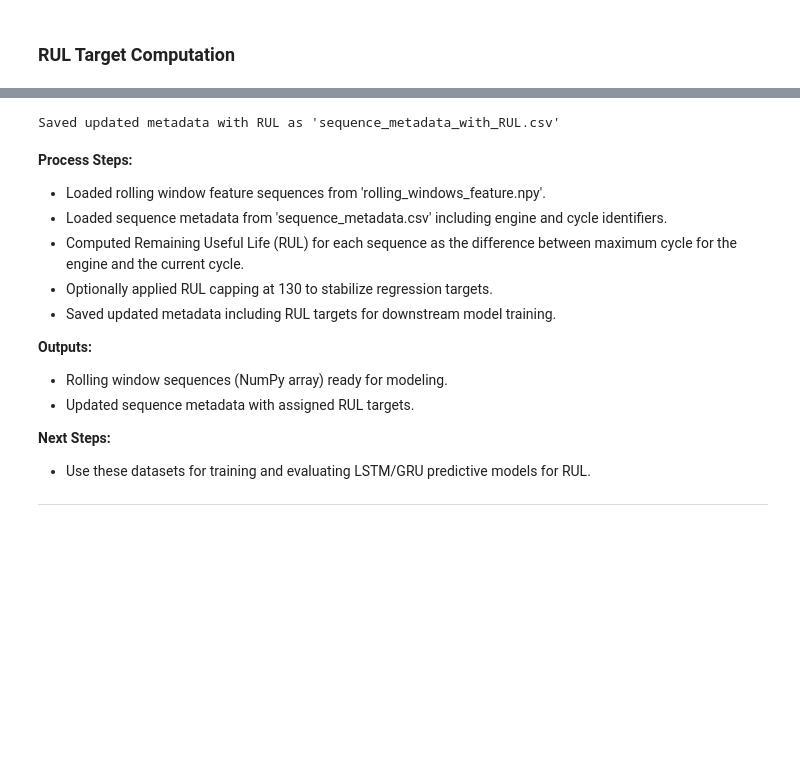
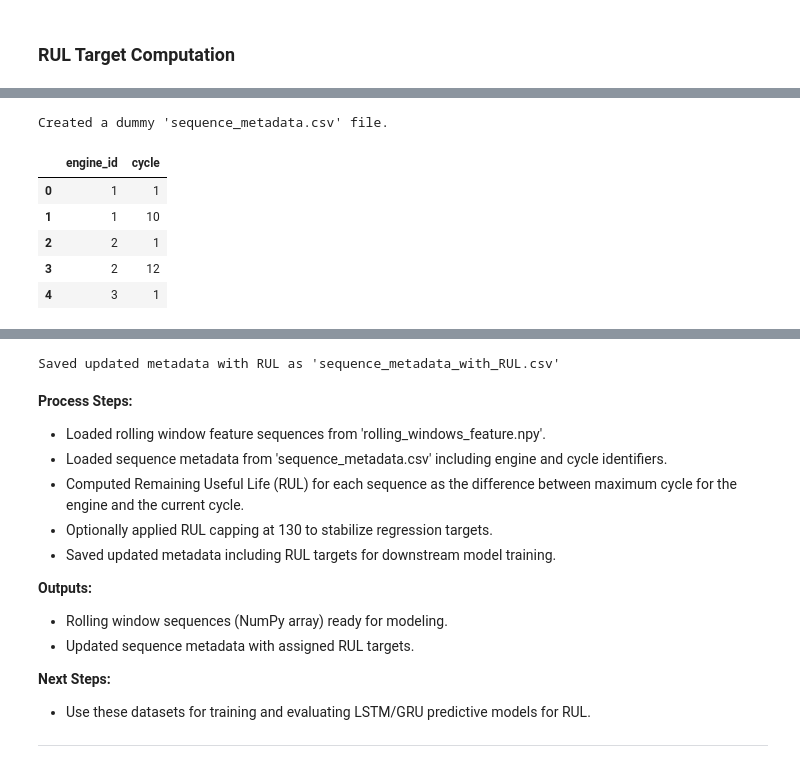
Before and after one commit to springboard135-infosys-intern-oct25/prognosAI-Infosys-intern-project, a Jupyter notebook: RUL_comp.ipynb, the cells around one changed output, grey strips where cells are left out. Saved outputs shown, nothing was run; the diff lists cells and outputs as text; code cells hidden in the pictures; blank space fills up the shorter version.

```diff
--- a/RUL_comp.ipynb
+++ b/RUL_comp.ipynb
@@ -30,3 +32,35 @@ Loaded sequence metadata with shape: (152559, 2)
+# %%
+# Create a dummy sequence_metadata.csv file
+import pandas as pd
+import numpy as np
+
+# Assuming your sequences have a shape like (num_sequences, window_size, num_features)
+# And each sequence corresponds to a unique engine_id and cycle
+num_sequences = 10 # Matches the dummy sequences created earlier
+dummy_metadata = pd.DataFrame({
+    'engine_id': np.repeat(np.arange(1, num_sequences // 2 + 1), 2), # Example: 5 engines, 2 sequences each
+    'cycle': np.tile(np.arange(1, 3), num_sequences // 2) # Example cycles
+})
+
+# Introduce some variation in max cycles per engine for testing RUL calculation
+dummy_metadata.loc[dummy_metadata['engine_id'] == 1, 'cycle'] = [1, 10]
+dummy_metadata.loc[dummy_metadata['engine_id'] == 2, 'cycle'] = [1, 12]
+dummy_metadata.loc[dummy_metadata['engine_id'] == 3, 'cycle'] = [1, 8]
+dummy_metadata.loc[dummy_metadata['engine_id'] == 4, 'cycle'] = [1, 15]
+dummy_metadata.loc[dummy_metadata['engine_id'] == 5, 'cycle'] = [1, 11]
+
+
+dummy_metadata.to_csv('sequence_metadata.csv', index=False)
+print("Created a dummy 'sequence_metadata.csv' file.")
+display(dummy_metadata.head())
+# %% [output]
+Created a dummy 'sequence_metadata.csv' file.
+|  | engine_id | cycle |
+| 0 | 1 | 1 |
+| 1 | 1 | 10 |
+| 2 | 2 | 1 |
+| 3 | 2 | 12 |
+| 4 | 3 | 1 |
 # %%
 # 3. Calculate Remaining Useful Life (RUL) per sequence
 
```
Also changed, not shown: parts of 11 cells of this notebook.
